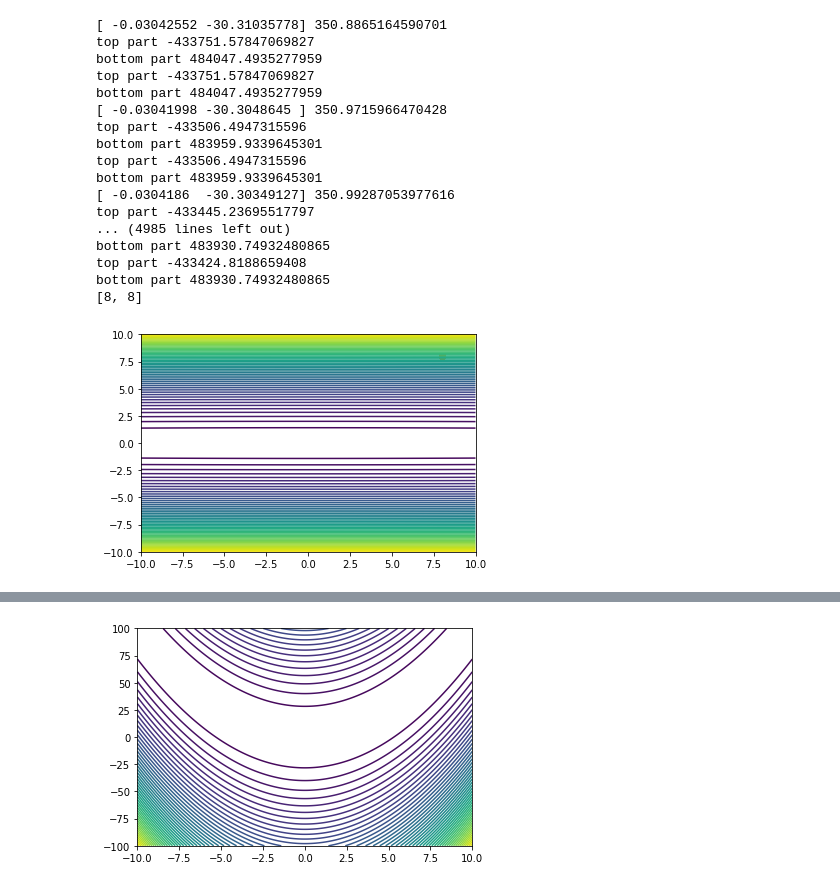
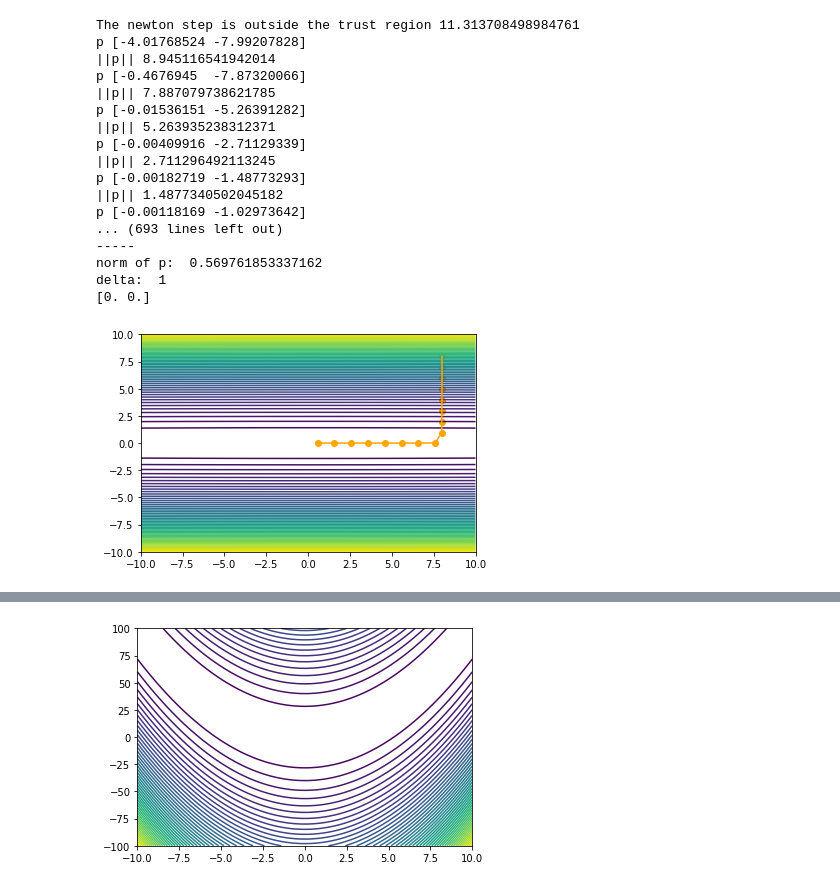
Before and after one commit to Snailed/no-2022-code, a Jupyter notebook: no-assignment-4.ipynb, the cells around one changed output, grey strips where cells are left out. Saved outputs shown, nothing was run; the diff lists cells and outputs as text; code cells hidden in the pictures.

```diff
--- a/no-assignment-4.ipynb
+++ b/no-assignment-4.ipynb
@@ -85,24 +86,24 @@ def plot_delta_from_function(minimize, F, g_tol=0.5, debug=False, start_point=[8
     #plt.plot([xk[0] for xk in xk_at_i[:-1]], [xk[1] for xk in xk_at_i[:-1]], c='orange')
     #plt.scatter([xk[0] for xk in xk_at_i[:-1]], [xk[1] for xk in xk_at_i[:-1]], c='orange')
 # %%
-plot_contour_from_function(TrustRegion.minimize, Ellipsoid, lambda_init=10, delta_init=100)
+plot_contour_from_function(TrustRegion.minimize, Ellipsoid, lambda_init=1e-1, delta_init=1, start_point=[8,8])
 # %% [output]
-[ -0.03042552 -30.31035778] 350.8865164590701
-top part -433751.57847069827
-bottom part 484047.4935277959
-top part -433751.57847069827
-bottom part 484047.4935277959
-[ -0.03041998 -30.3048645 ] 350.9715966470428
-top part -433506.4947315596
-bottom part 483959.9339645301
-top part -433506.4947315596
-bottom part 483959.9339645301
-[ -0.0304186  -30.30349127] 350.99287053977616
-top part -433445.23695517797
-... (4985 lines left out)
-bottom part 483930.74932480865
-top part -433424.8188659408
-bottom part 483930.74932480865
-[8, 8]
+The newton step is outside the trust region 11.313708498984761
+p [-4.01768524 -7.99207828]
+||p|| 8.945116541942014
+p [-0.4676945  -7.87320066]
+||p|| 7.887079738621785
+p [-0.01536151 -5.26391282]
+||p|| 5.263935238312371
+p [-0.00409916 -2.71129339]
+||p|| 2.711296492113245
+p [-0.00182719 -1.48773293]
+||p|| 1.4877340502045182
+p [-0.00118169 -1.02973642]
+... (693 lines left out)
+-----
+norm of p:  0.569761853337162
+delta:  1
+[0. 0.]
-[figure, old version]
+[figure, new version]
 # %%
```
Also changed, not shown: parts of 16 cells of this notebook, 4 other files.
